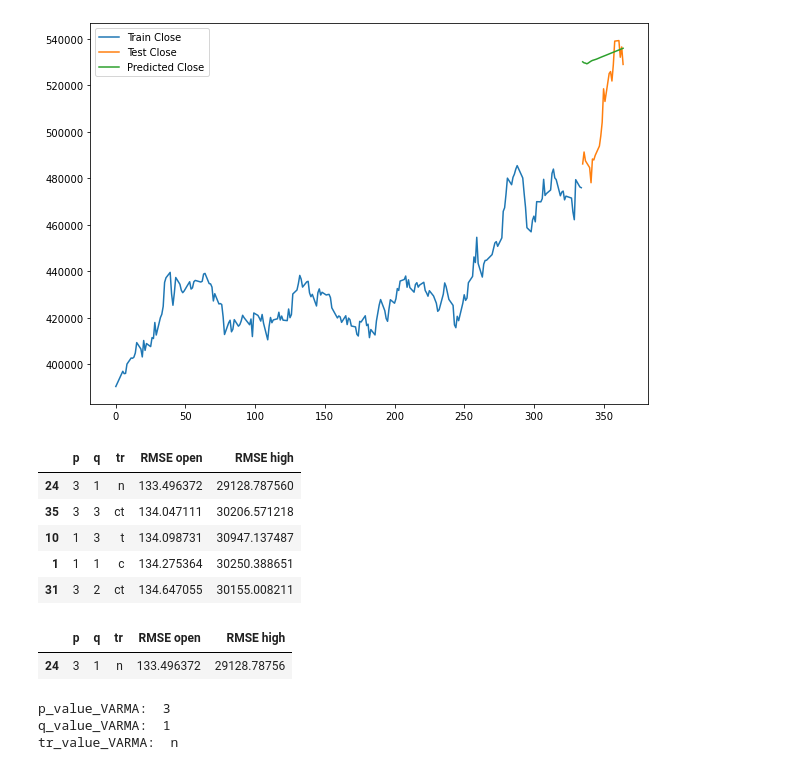
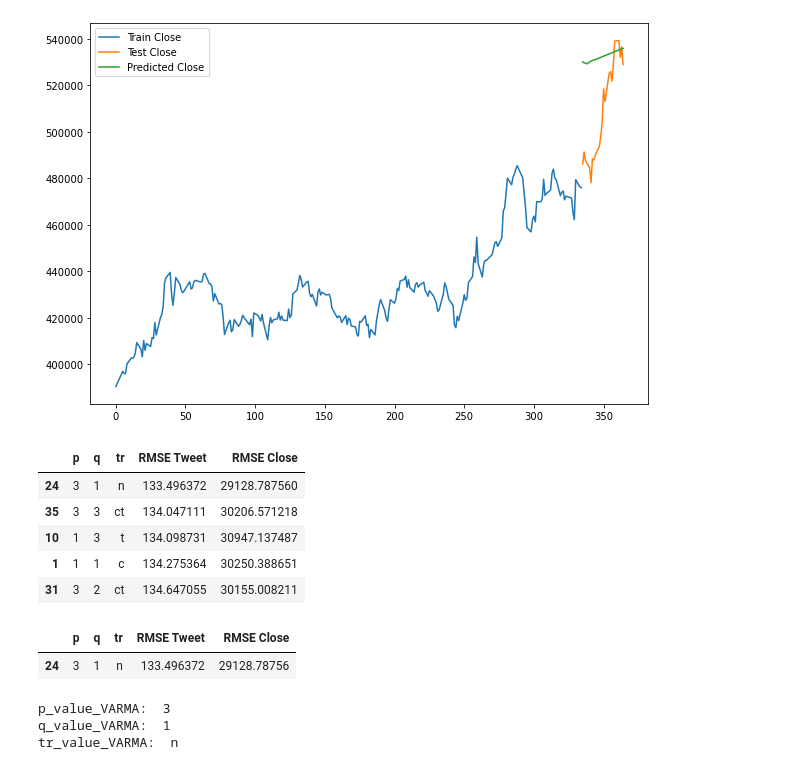
Before and after one commit to RobertNowak92/Wplyw_mediow_spolecznosciowych_na_gilde, a Jupyter notebook: Multivariate_series_18042022-Copy4.ipynb, the cells around one changed output. Drawn from its saved outputs; the diff is of its cells as text; code cells hidden in the pictures.

```diff
--- a/Multivariate_series_18042022.ipynb
+++ b/Multivariate_series_18042022-Copy4.ipynb
@@ -444,12 +487,12 @@ One thing that is usually performed is to check for the best-fit lag value.
 We need to compare the different AIC(Akaike Information Criterion),  BIC(Bayesian Information criterion),
 These all are the parameters that help to select the best-fit lag value.'''
 # %%
-model = VAR(train_diff)
+model_1 = VAR(di_train)
 
-results = model.fit(int(AR_Term_value_VAR))
+results = model_1.fit(int(AR_Term_value_VAR))
 display(results.summary())
-z = results.forecast(y=train_diff.values, steps=len(testX))
-df_pred = pd.DataFrame(z, columns=train_diff.columns)
+z = results.forecast(y=di_train.values, steps=len(testX))
+df_pred = pd.DataFrame(z, columns=di_train.columns)
 df_pred["new_index"] = range(len(trainX), len(X))
 df_pred = df_pred.set_index("new_index")
 df_pred.head()
@@ -480,7 +523,7 @@ Close    0.048569  1.000000
 | 338 | 16.828948 | -295.998338 |
 | 339 | -18.401334 | 323.931234 |
 # %%
-res = inverse_diff(df[['TAoYW','Close']],df_pred)
+res = inv_diferent_function(dafDC[['TAoYW','Close']],df_pred)
 res.head()
 # %% [output]
 |  | TAoYW | Close | TAoYW_1st_inv_diff | Close_1st_inv_diff |
@@ -563,8 +606,8 @@ for i in ['TAoYW','Close' ]:
 [figure]
 [figure]
 # %%
-param_grid = {'p': [1,2,3], 'q':[1,2,3], 'tr': ['n','c','t','ct']}
-pg = list(ParameterGrid(param_grid))
+prmt_g = {'p': [1,2,3], 'q':[1,2,3], 'tr': ['n','c','t','ct']}
+aprg = list(ParameterGrid(prmt_g))
 # %%
 ''''A VARMA model is another extension of the ARMA model for a multivariate time-series model that contains a
 vector autoregressive (VAR) component, as well as the vector moving average (VMA). The method is used for
@@ -580,20 +638,18 @@ A VARMA model can also be used to develop VAR or VMA models.
 # %%
-df_results_VARMA = pd.DataFrame(columns=['p', 'q', 'tr','RMSE open','RMSE high'])
+VARMA_result = pd.DataFrame(columns=['p', 'q', 'tr','RMSE Tweet','RMSE Close'])
 
-for a,b in enumerate(pg):
+for a,b in enumerate(aprg):
     p = b.get('p')
     q = b.get('q')
     tr = b.get('tr')
-    model = VARMAX(train_diff, order=(p,q), trend=tr).fit()
-    z = model.forecast(y=train_diff[['TAoYW', 'Close']].values, steps=len(testX))
+    model_2 = VARMAX(di_train, order=(p,q), trend=tr).fit()
+    z = model_2.forecast(y=di_train[['TAoYW', 'Close']].values, steps=len(testX))
     df_pred = pd.DataFrame(z, columns=[ 'TAoYW', 'Close'])
-    res = inverse_diff(df[['TAoYW', 'Close']],df_pred)
-    openrmse = np.sqrt(metrics.mean_squared_error(testX.TAoYW, res.TAoYW_1st_inv_diff))
-    highrmse = np.sqrt(metrics.mean_squared_error(testX.Close, res.Close_1st_inv_diff))
-   # lowrmse = np.sqrt(metrics.mean_squared_error(testX.Low, res.Low_1st_inv_diff))
-    #closermse = np.sqrt(metrics.mean_squared_error(testX.Close, res.Close_1st_inv_diff))
-    df_results_VARMA = df_results_VARMA.append({'p': p, 'q': q, 'tr': tr,'RMSE open': openrmse,
-                                                'RMSE high':highrmse }, ignore_index=True)
+    res = inv_diferent_function(dafDC[['TAoYW', 'Close']],df_pred)
+    Tweet_rmse = np.sqrt(metrics.mean_squared_error(testX.TAoYW, res.TAoYW_1st_inv_diff))
+    Close_rmse = np.sqrt(metrics.mean_squared_error(testX.Close, res.Close_1st_inv_diff))
+    VARMA_result = VARMA_result.append({'p': p, 'q': q, 'tr': tr,'RMSE Tweet': Tweet_rmse,
+                                                'RMSE Close': Close_rmse }, ignore_index=True)
 # %%
 #V for vector indicating that it’s a multivariate model
 
@@ -625,9 +681,9 @@ for a,b in enumerate(pg):
 #We can find an optimal set of parameters by checking the RMSE score after fitting them into the model.
 #The lower RMSE represents the best result
 # %%
-df_results_VARMA.sort_values(by=['RMSE open', 'RMSE high']).head()
+VARMA_result.sort_values(by=['RMSE Tweet', 'RMSE Close']).head()
 # %% [output]
-|  | p | q | tr | RMSE open | RMSE high |
+|  | p | q | tr | RMSE Tweet | RMSE Close |
 | 24 | 3 | 1 | n | 133.496372 | 29128.787560 |
 | 35 | 3 | 3 | ct | 134.047111 | 30206.571218 |
 | 10 | 1 | 3 | t | 134.098731 | 30947.137487 |
@@ -647,9 +703,9 @@ df_results_VARMA.sort_values(by=['RMSE open', 'RMSE high']).head()
 #Now we can fit these parameters on the model and predict the values. The below image is the evaluation metrics
 #for every time series in the multivariate time series.
 # %%
-best_values_VARMA = df_results_VARMA.sort_values(by=['RMSE open', 'RMSE high']).head(1)
-best_values_VARMA
+b_VARMA = VARMA_result.sort_values(by=['RMSE Tweet', 'RMSE Close']).head(1)
+b_VARMA
 # %% [output]
-|  | p | q | tr | RMSE open | RMSE high |
+|  | p | q | tr | RMSE Tweet | RMSE Close |
 | 24 | 3 | 1 | n | 133.496372 | 29128.78756 |
 # %%
```
Also changed, not shown: parts of 51 cells of this notebook, 1 other file.
